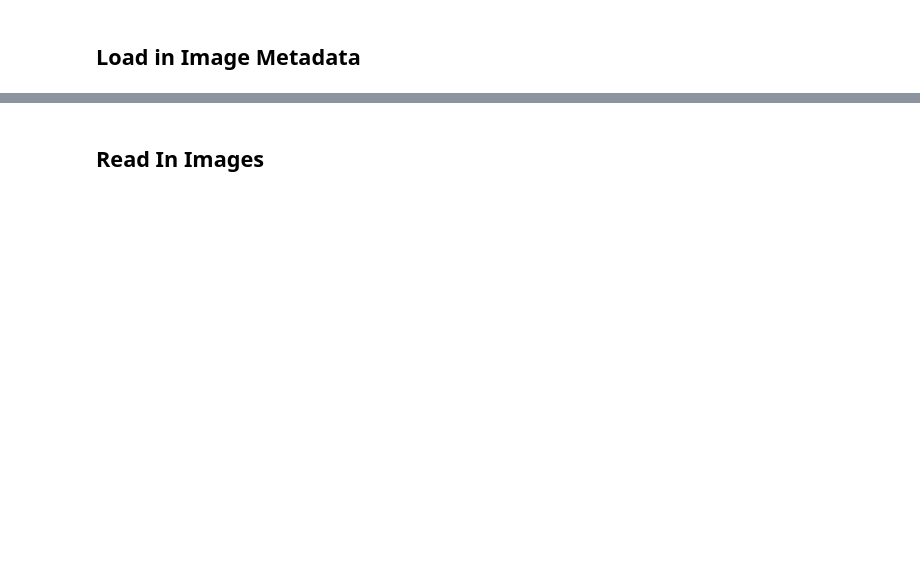
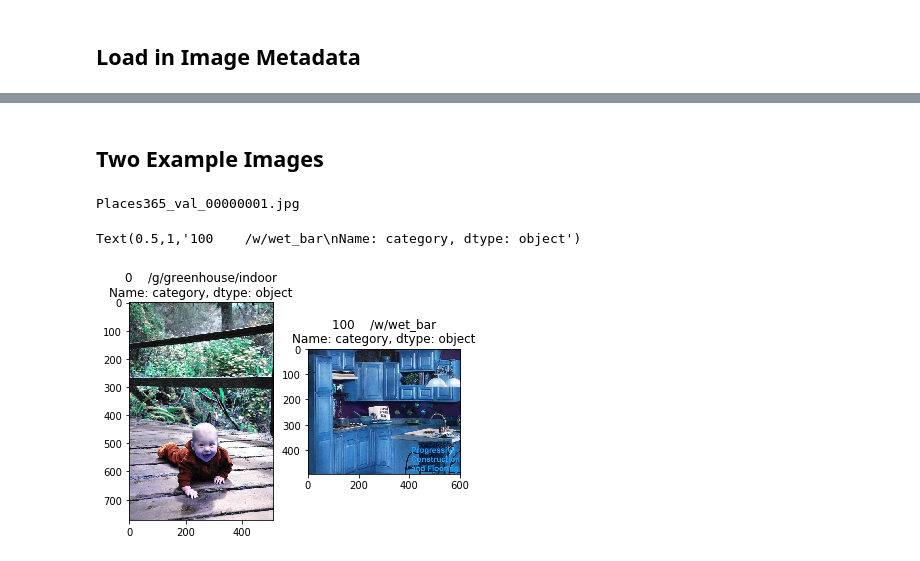
Before and after one commit to vdutell/phaseanalysis, a Jupyter notebook: category_analysis.ipynb, the cells around one changed output, grey strips where cells are left out. Drawn from its saved outputs; the diff is of its cells as text; code cells hidden in the pictures; blank space fills up the shorter version.

```diff
--- a/category_analysis.ipynb
+++ b/category_analysis.ipynb
@@ -31,0 +27,4 @@ df_hierarchy.head(5)
+# %%
+colnames = ['category','category_ID']
+df_cat_cid = pd.read_table(p65folder+'categories_places365.txt',sep=' ',header=None,names=colnames)
+df_cat_cid.head(5)
@@ -31,0 +40,4 @@ df_hierarchy.head(5)
+# %%
+df_cat_lab = pd.read_csv(p65folder+'SceneHierarchy_Places365.csv', header=1)
+df_cat_lab = df_cat_lab.iloc[:, 0:4] #don't need more specific than indoor/outdoor manmade/natural
+df_cat_lab.head(5)
@@ -31,0 +53,5 @@ df_hierarchy.head(5)
+# %%
+df = pd.concat([df_cat_cid, df_cat_lab.iloc[:,1:]], axis=1)
+df = pd.merge(df_fname_cid, df, on=['category_ID']).sort_values('filename')
+
+df.head(5)
@@ -32,2 +65,2 @@ df_hierarchy.head(5)
 # %% [markdown]
-## Read In Images
+## Two Example Images
@@ -35,0 +67,21 @@ testim = cv2.imread(imfolder+'val_large/cats.jpg')
+# %%
+testim1_fname = imname+'00000001.jpg'
+testim1 = cv2.imread(imfolder+testim1_fname)
+print(testim1_fname)
+testim1_cat = df.loc[df['filename'] == testim1_fname,'category']
+
+testim2_fname = imname+'00000002.jpg'
+testim2 = cv2.imread(imfolder+testim2_fname)
+testim2_cat = df.loc[df['filename'] == testim2_fname,'category']
+
+plt.subplot(1,2,1)
+plt.imshow(testim1)
+plt.title(testim1_cat)
+
+plt.subplot(1,2,2)
+plt.imshow(testim2)
+plt.title(testim2_cat)
+# %% [output]
+Places365_val_00000001.jpg
+Text(0.5,1,'100    /w/wet_bar\nName: category, dtype: object')
+[figure, added]
```
Also changed, not shown: parts of 14 cells of this notebook, 1 other file.
